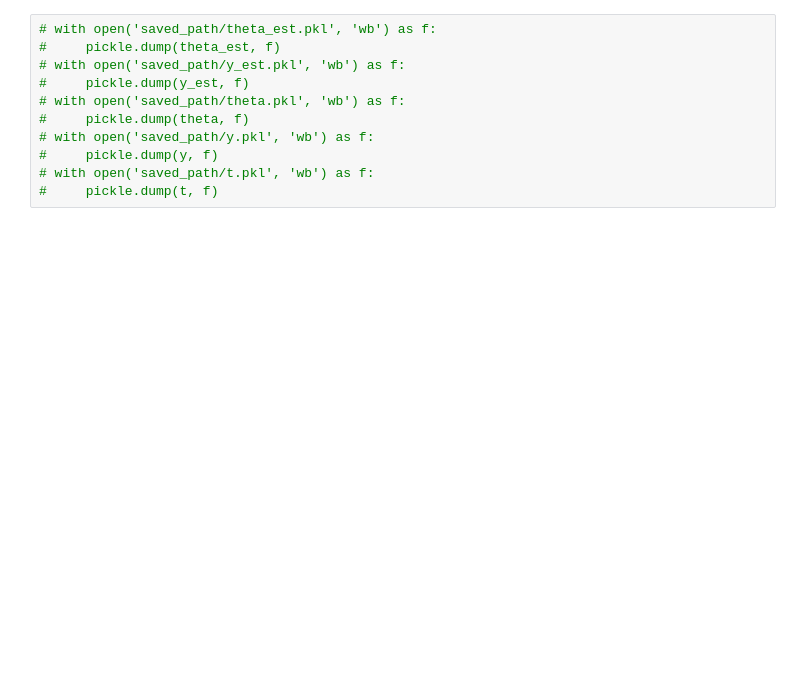
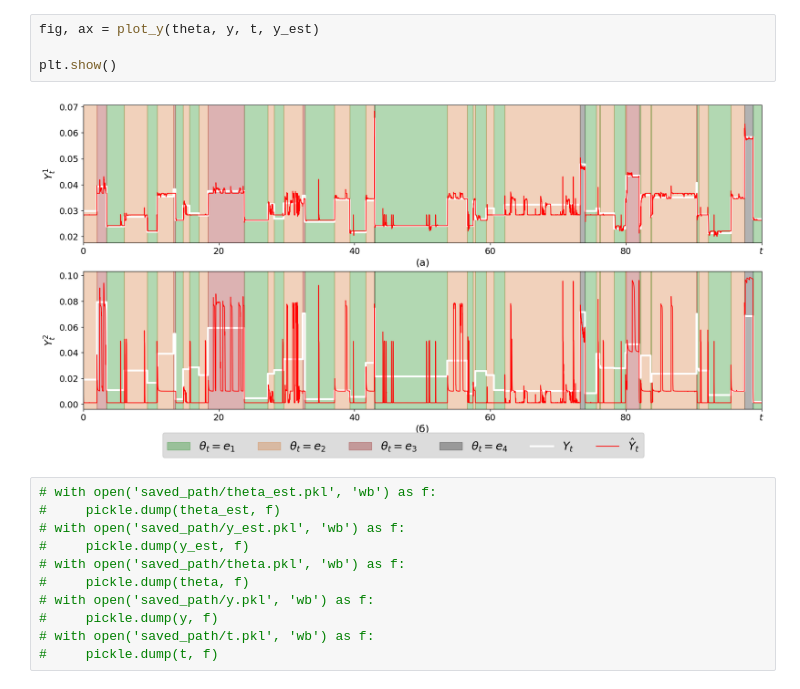
Before and after one commit to yuriykurinov/discretized_filter, a Jupyter notebook: filtering.ipynb, the cells around one changed output. Cells and saved outputs as stored; diff of their text form; blank space fills up the shorter version.

```diff
--- a/filtering.ipynb
+++ b/filtering.ipynb
@@ -86,3 +75,9 @@ plt.show()
+# %%
+fig, ax = plot_y(theta, y, t, y_est)
+
+plt.show()
+# %% [output]
+[figure, added]
 # %%
 # with open('saved_path/theta_est.pkl', 'wb') as f:
 #     pickle.dump(theta_est, f)
```
Also changed, not shown: parts of 12 cells of this notebook, 2 other files.
